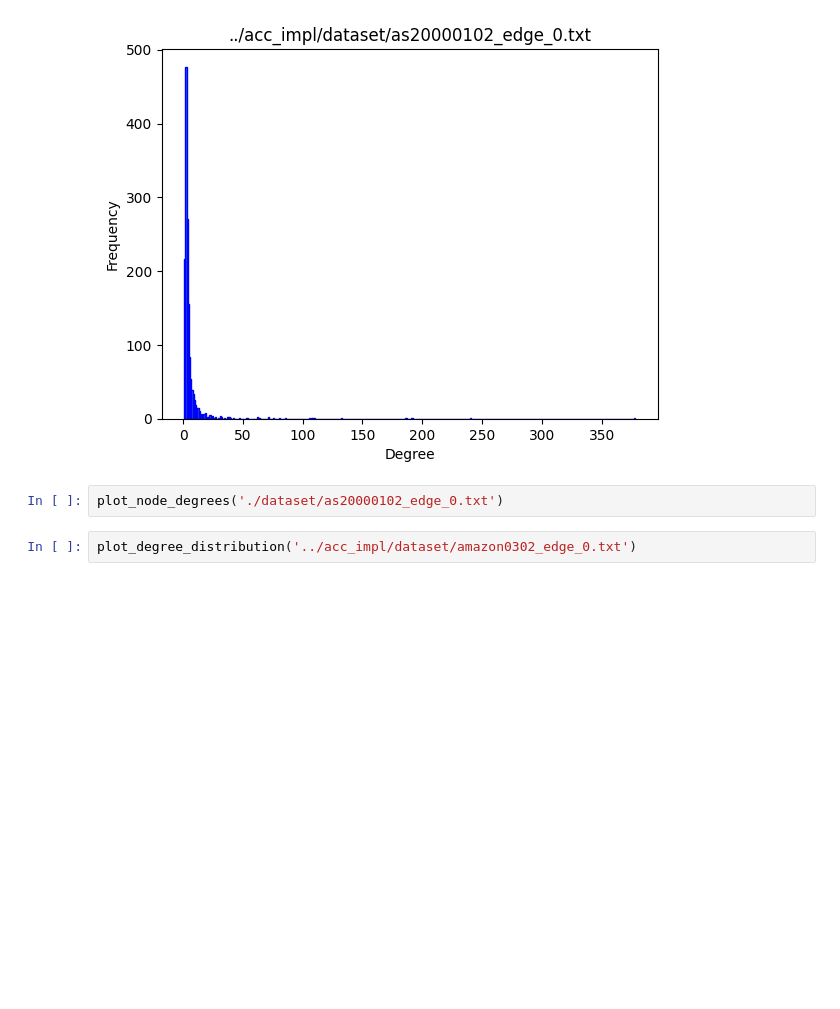
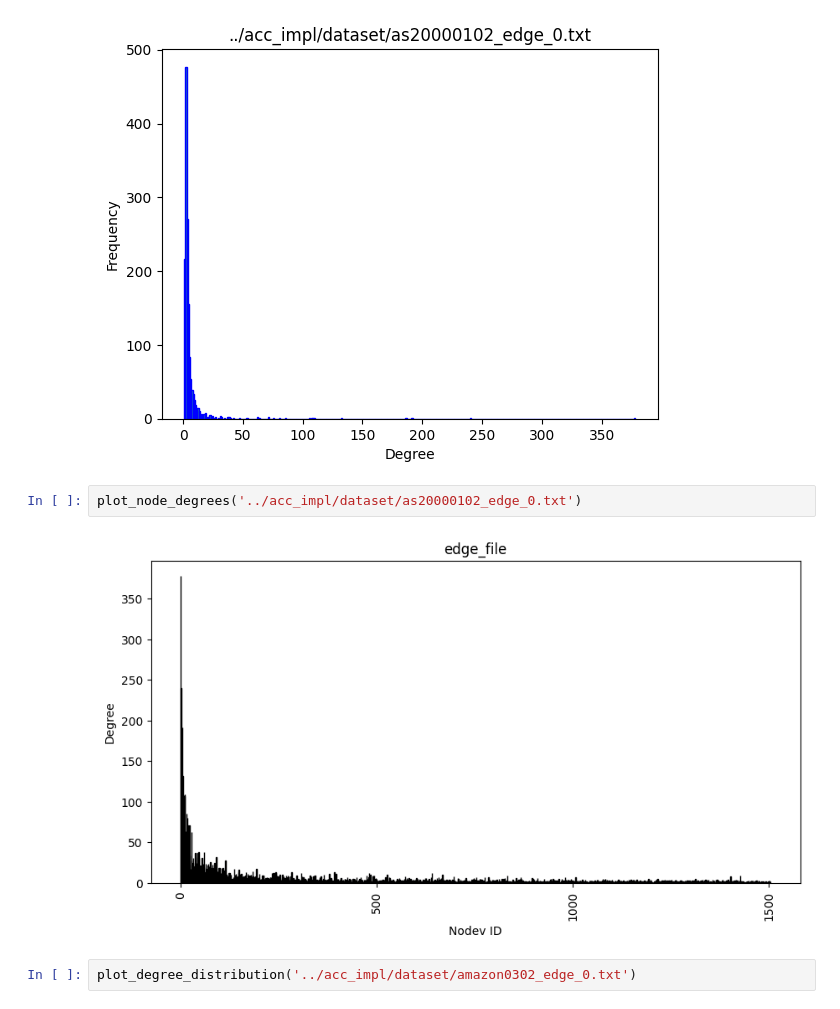
Before and after one commit to microideax/TCOperator, a Jupyter notebook: py_model/degreeAnalysis.ipynb, the cells around one changed output. Cells and saved outputs as stored; diff of their text form; blank space fills up the shorter version.

```diff
--- a/py_model/degreeAnalysis.ipynb
+++ b/py_model/degreeAnalysis.ipynb
@@ -58,7 +58,9 @@ Max degree node id: 0
 Min degree node id: 706
 [figure]
 # %%
-plot_node_degrees('./dataset/as20000102_edge_0.txt')
+plot_node_degrees('../acc_impl/dataset/as20000102_edge_0.txt')
+# %% [output]
+[figure, added]
 # %%
 plot_degree_distribution('../acc_impl/dataset/amazon0302_edge_0.txt')
 # %% [output]
```
Also changed, not shown: parts of 10 cells of this notebook, 2 other files.
